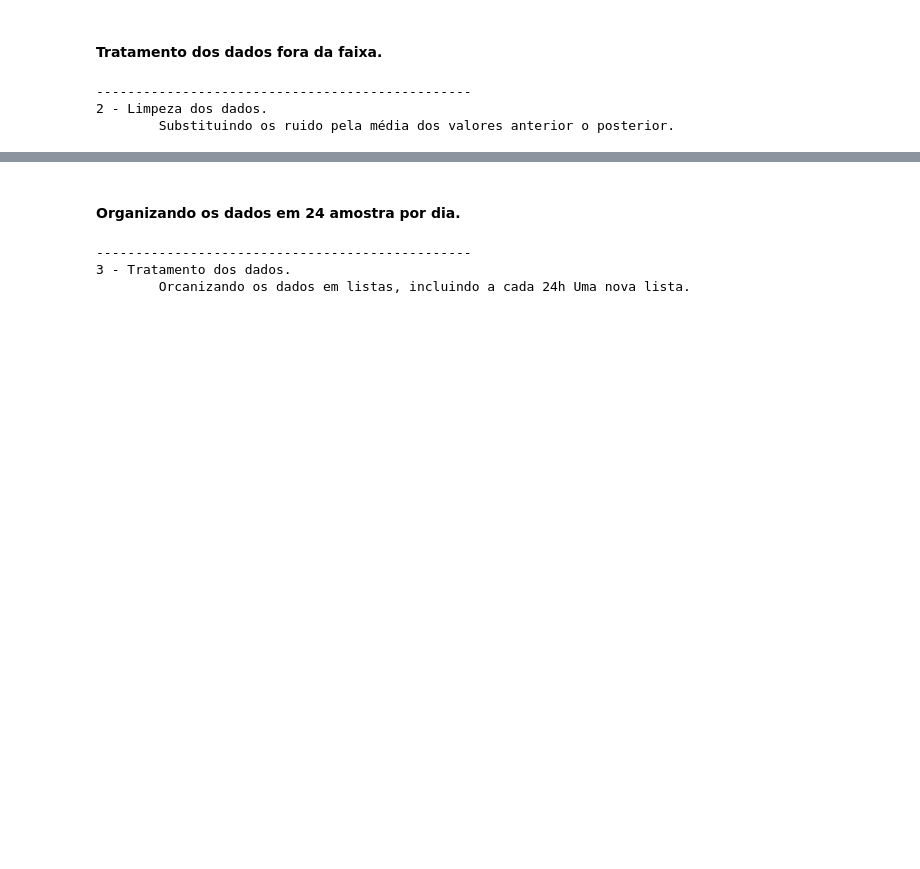
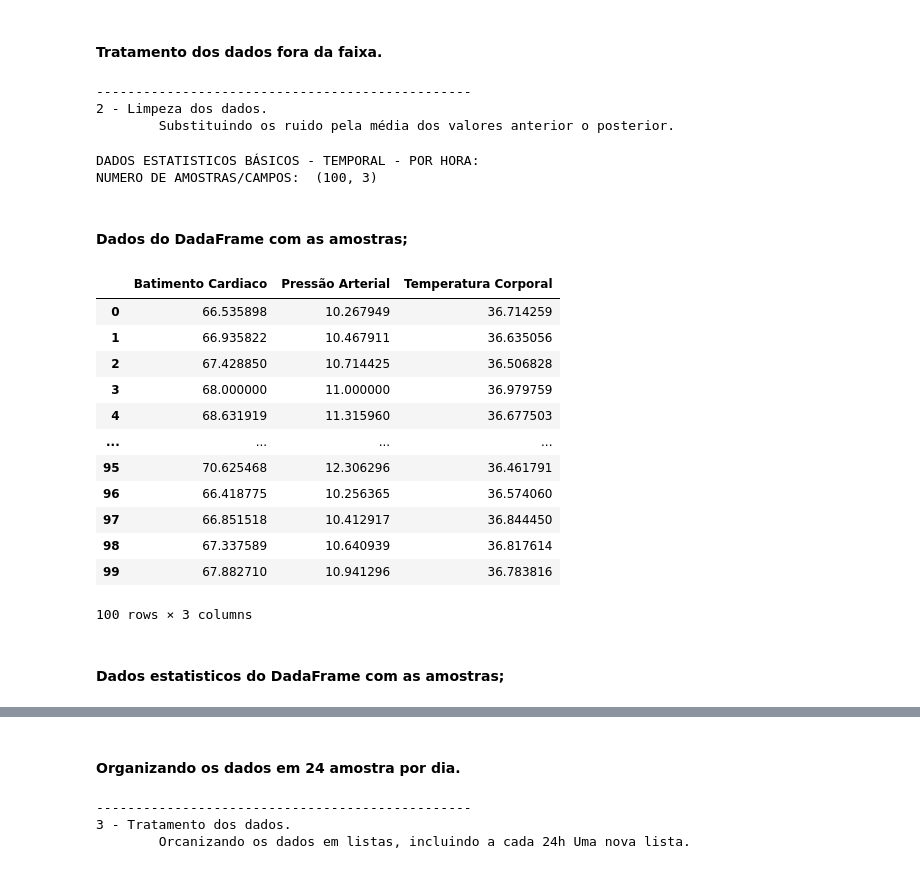
Before and after one commit to JulioAquinoDev/Analise_Exploratoria_de_Dados, a Jupyter notebook: main.ipynb, the cells around one changed output, grey strips where cells are left out. Drawn from its saved outputs; the diff is of its cells as text; code cells hidden in the pictures; blank space fills up the shorter version.

```diff
--- a/main.ipynb
+++ b/main.ipynb
@@ -131,3 +131,35 @@ for i in range(len(dados)):
 ------------------------------------------------
 2 - Limpeza dos dados.
         Substituindo os ruido pela média dos valores anterior o posterior.
+# %%
+# ORGANIZANDO UM DATAFAME COM OS DADOS DISPONIBILIZADOS NO ARQUIVO
+auxDF=[]
+auxDF+=[(batimento[j],pressao[j],temperatura[j]) for j in range(100)]
+DFdados = pd.DataFrame(auxDF, columns=[PARAMETROS[0],PARAMETROS[1],PARAMETROS[2]])
+
+# FERRAMENTA GERAL
+print("\nDADOS ESTATISTICOS BÁSICOS - TEMPORAL - POR HORA: ")
+print("NUMERO DE AMOSTRAS/CAMPOS: ",DFdados.shape)
+# %% [output]
+DADOS ESTATISTICOS BÁSICOS - TEMPORAL - POR HORA:
+NUMERO DE AMOSTRAS/CAMPOS:  (100, 3)
+# %% [markdown]
+#### Dados do DadaFrame com as amostras;
+# %%
+DFdados
+# %% [output]
+|  | Batimento Cardiaco | Pressão Arterial | Temperatura Corporal |
+| 0 | 66.535898 | 10.267949 | 36.714259 |
+| 1 | 66.935822 | 10.467911 | 36.635056 |
+| 2 | 67.428850 | 10.714425 | 36.506828 |
+| 3 | 68.000000 | 11.000000 | 36.979759 |
+| 4 | 68.631919 | 11.315960 | 36.677503 |
+| ... | ... | ... | ... |
+| 95 | 70.625468 | 12.306296 | 36.461791 |
+| 96 | 66.418775 | 10.256365 | 36.574060 |
+| 97 | 66.851518 | 10.412917 | 36.844450 |
+| 98 | 67.337589 | 10.640939 | 36.817614 |
+| 99 | 67.882710 | 10.941296 | 36.783816 |
+100 rows × 3 columns
+# %% [markdown]
+#### Dados estatisticos do DadaFrame com as amostras;
```
Also changed, not shown: parts of 19 cells of this notebook.
